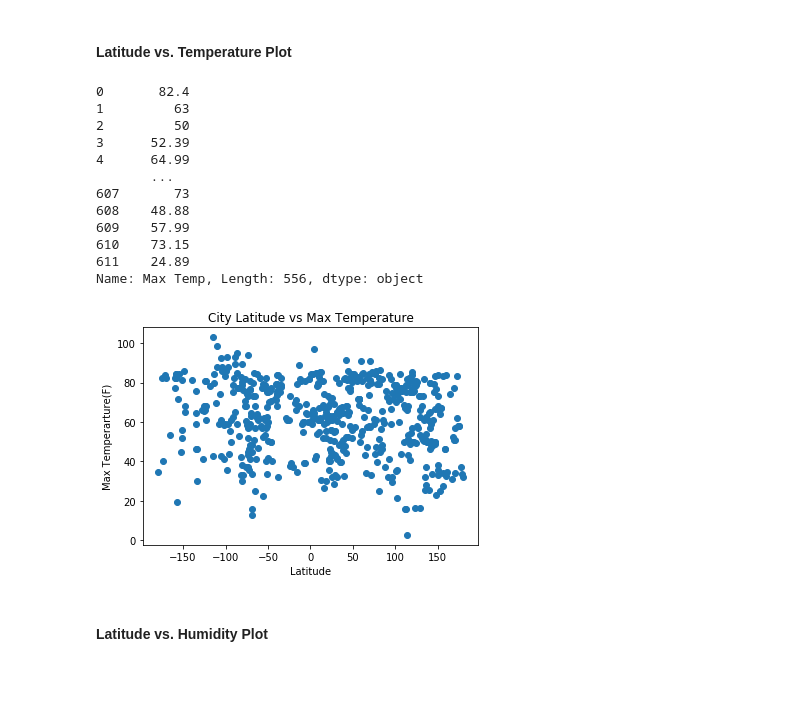
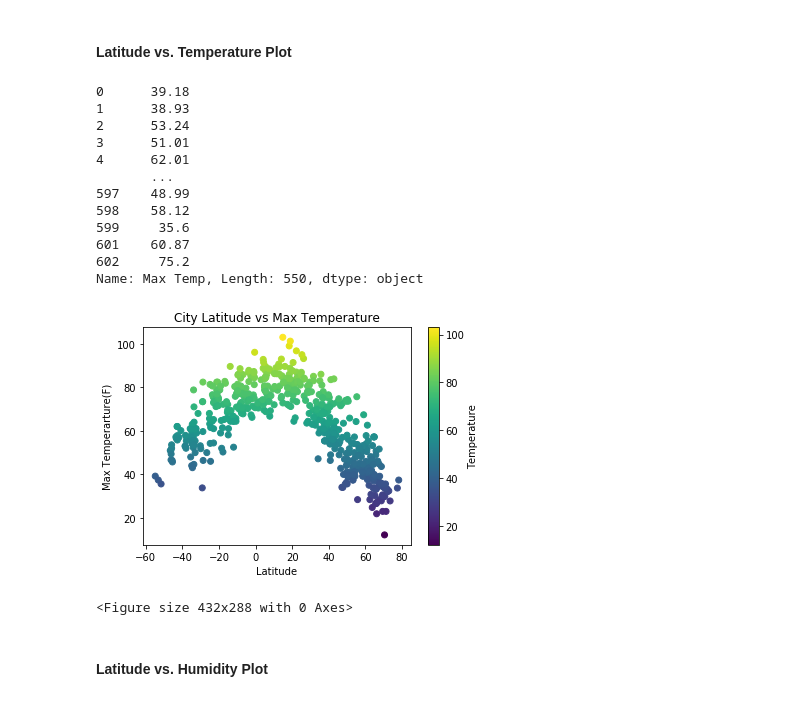
Before and after one commit to JordonNes/Python_API_Challenge, a Jupyter notebook: WeatherPy/Solved_WeatherPy.ipynb, the cells around one changed output. Cells and saved outputs as stored; diff of their text form; code cells hidden in the pictures.

```diff
--- a/WeatherPy/Solved_WeatherPy.ipynb
+++ b/WeatherPy/Solved_WeatherPy.ipynb
@@ -147,8 +145,8 @@ for index, row in CW.iterrows():
         CW.loc[index, 'Country'] = response['sys']['country']
         CW.loc[index, 'Date'] = response['dt']
         CW.loc[index, 'Humidity'] = response['main']['humidity']
-        CW.loc[index, 'Lat'] = response['coord']['lon']
-        CW.loc[index, 'Lng'] = response['coord']['lat']
+        CW.loc[index, 'Lat'] = response['coord']['lat']
+        CW.loc[index, 'Lng'] = response['coord']['lon']
         CW.loc[index, 'Max Temp'] = response['main']['temp_max']
         CW.loc[index, 'Wind Speed'] = response['wind']['speed']
 
@@ -263,26 +285,32 @@ len(CW)
 # %%
 print(CW['Max Temp'])
 # %% [output]
-0       82.4
-1         63
-2         50
-3      52.39
-4      64.99
+0      39.18
+1      38.93
+2      53.24
+3      51.01
+4      62.01
        ...
-607       73
-608    48.88
-609    57.99
-610    73.15
-611    24.89
-Name: Max Temp, Length: 556, dtype: object
+597    48.99
+598    58.12
+599     35.6
+601    60.87
+602     75.2
+Name: Max Temp, Length: 550, dtype: object
 # %%
-plt.scatter(CW['Lat'], CW['Max Temp'])
+plt.scatter(CW['Lat'], CW['Max Temp'],
+            c=CW['Max Temp'])
+clb = plt.colorbar()
+clb.set_label("Temperature")
+
 plt.title("City Latitude vs Max Temperature")
 plt.xlabel('Latitude')
 plt.ylabel('Max Temperarture(F)')
 plt.show()
+plt.savefig('Lat_MaxTemp.png')
 # %% [output]
-[figure, old version]
+[figure, new version]
+<Figure size 432x288 with 0 Axes>
 # %% [markdown]
 #### Latitude vs. Humidity Plot
 # %%
```
Also changed, not shown: parts of 31 cells of this notebook, 13 other files.
